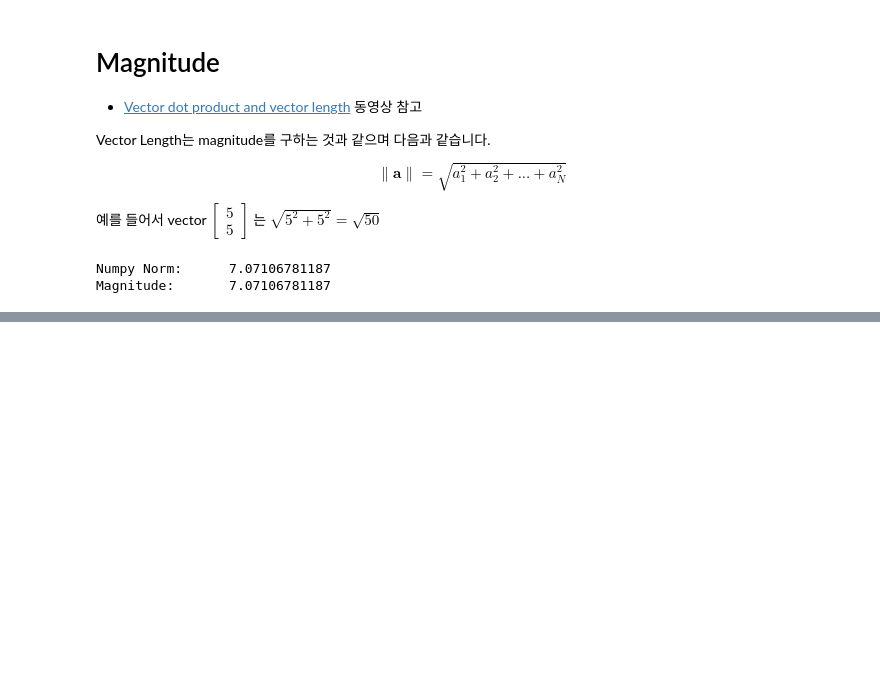
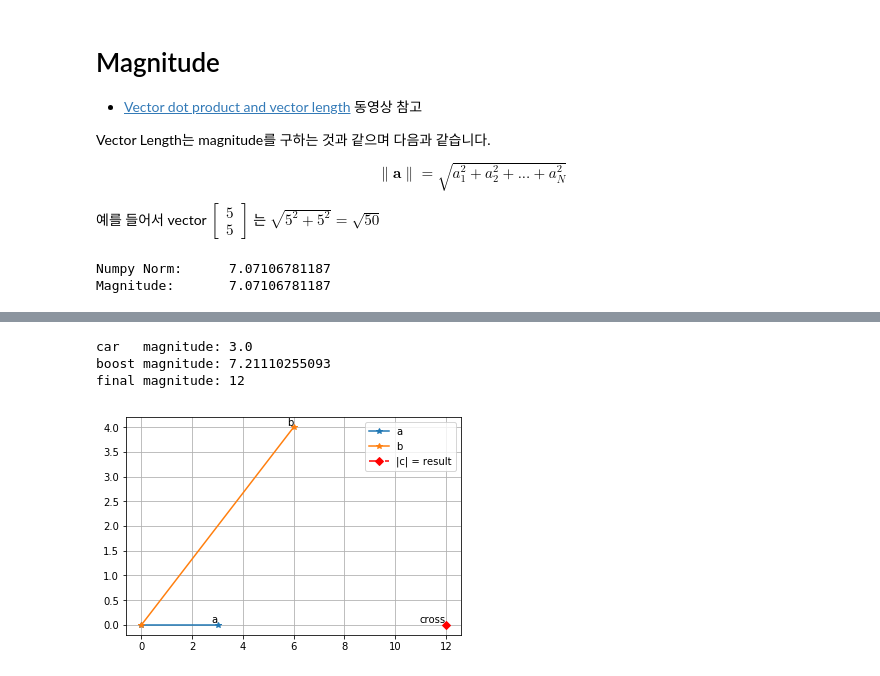
Before and after one commit to AndersonJo/machine-learning, a Jupyter notebook: Mathematics/2020 Linear Algebra/001 Vector.ipynb, the cells around one changed output, grey strips where cells are left out. Saved outputs shown, nothing was run; the diff lists cells and outputs as text; code cells hidden in the pictures; blank space fills up the shorter version.

```diff
--- a/Mathematics/2020 Linear Algebra/001 Vector.ipynb
+++ b/Mathematics/2020 Linear Algebra/001 Vector.ipynb
@@ -150,9 +150,7 @@ $$ \textbf{a} \cdot \textbf{b}  = 16 $$
 # %%
-def dot(a, b):
-    return np.linalg.norm(a) * np.linalg.norm(b) * np.cos(np.deg2rad(45))
-
-a = np.array([0, 4])
+a = np.array([0, 5])
 b = np.array([4, 4])
-print('dot product:', a.dot(b))
-print('using cosine:', dot(a, b))
+c = np.linalg.norm(a) * np.linalg.norm(b) * np.cos(np.deg2rad(45))
+print(c)
+print(a.dot(b))
 # %% [output]
@@ -179,0 +169,28 @@ Matrix multiplication은 일종의 geomatrical transformation으로 봐야 합
+# %%
+def dot(a, b):
+    o = (0, 0)
+    ma = np.linalg.norm(a)
+    mb = np.linalg.norm(b)
+    c = np.cross(a, b)
+
+    print('car   magnitude:', ma)
+    print('boost magnitude:', mb)
+    print('final magnitude:', c)
+
+    plot(*np.dstack([o, a])[0], marker='*', label='a')
+    plot(*np.dstack([o, b])[0], marker='*', label='b')
+    plot(c, 0, linestyle='-.', marker='D', color='red', label='|c| = result')
+    annotate('cross', xy=(c, 0), horizontalalignment='right', verticalalignment='bottom')
+    annotate('a', xy=a, horizontalalignment='right', verticalalignment='bottom')
+    annotate('b', xy=b, horizontalalignment='right', verticalalignment='bottom')
+    grid()
+    legend()
+
+a = np.array([3, 0])
+b = np.array([6, 4])
+dot(a, b)
+# %% [output]
+car   magnitude: 3.0
+boost magnitude: 7.21110255093
+final magnitude: 12
+[figure, added]
```
Also changed, not shown: parts of 17 cells of this notebook, 3 other files.
